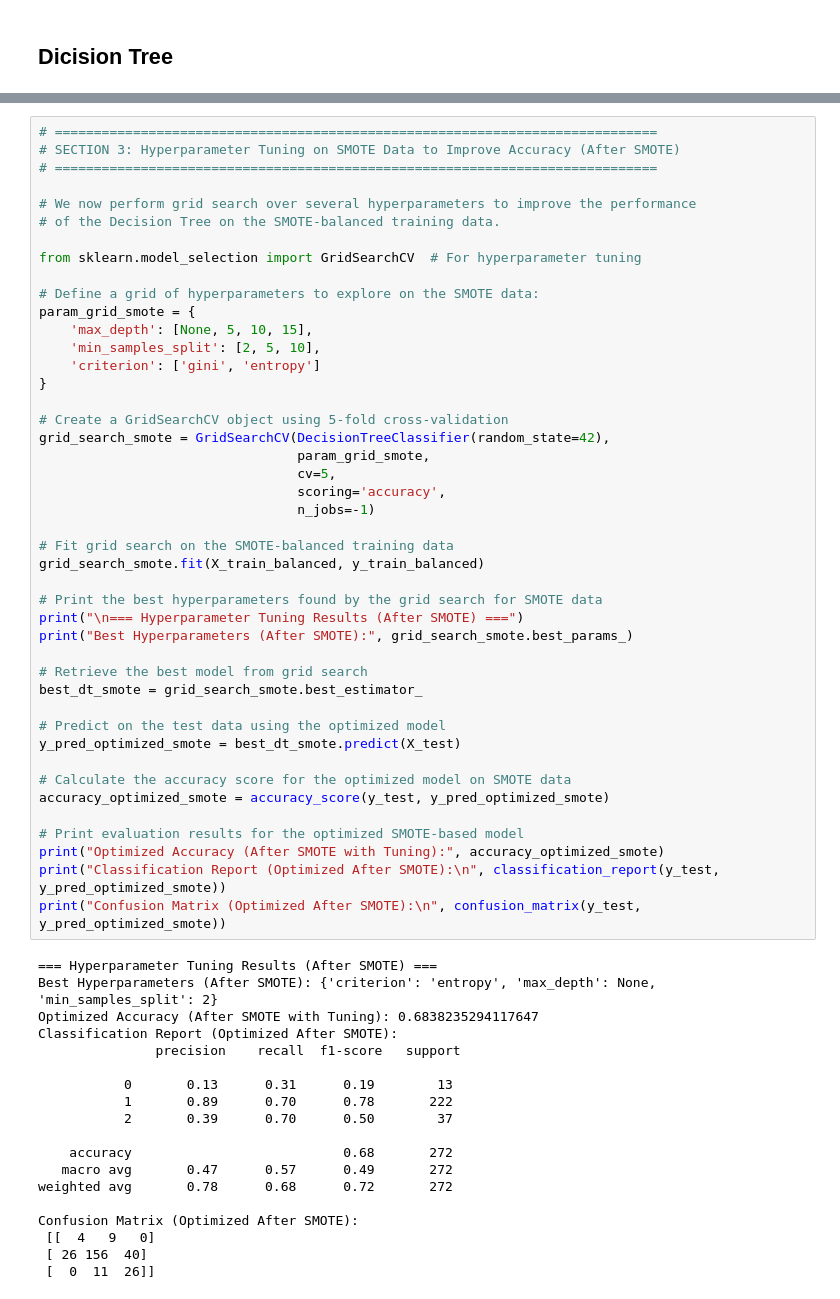
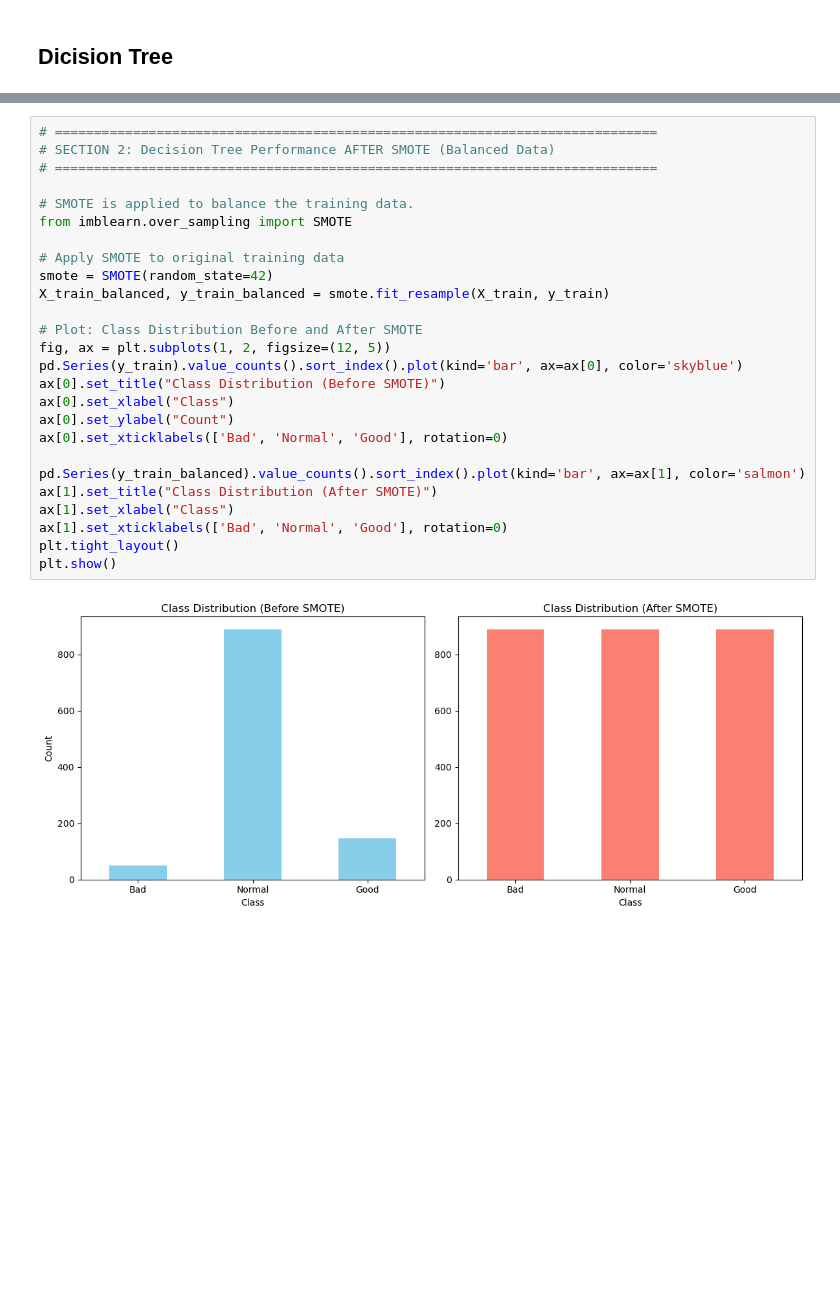
Before and after one commit to dan01240/ds_301, a Jupyter notebook: decision_tree.ipynb, the cells around one changed output, grey strips where cells are left out. Drawn from its saved outputs; the diff is of its cells as text; blank space fills up the shorter version.

```diff
--- a/decision_tree.ipynb
+++ b/decision_tree.ipynb
@@ -527,64 +408,29 @@ Confusion Matrix (After SMOTE):
 # %%
 # =============================================================================
-# SECTION 3: Hyperparameter Tuning on SMOTE Data to Improve Accuracy (After SMOTE)
+# SECTION 2: Decision Tree Performance AFTER SMOTE (Balanced Data)
 # =============================================================================
 
-# We now perform grid search over several hyperparameters to improve the performance
-# of the Decision Tree on the SMOTE-balanced training data.
+# SMOTE is applied to balance the training data.
+from imblearn.over_sampling import SMOTE
 
-from sklearn.model_selection import GridSearchCV  # For hyperparameter tuning
+# Apply SMOTE to original training data
+smote = SMOTE(random_state=42)
+X_train_balanced, y_train_balanced = smote.fit_resample(X_train, y_train)
 
-# Define a grid of hyperparameters to explore on the SMOTE data:
-param_grid_smote = {
-    'max_depth': [None, 5, 10, 15],
-    'min_samples_split': [2, 5, 10],
-    'criterion': ['gini', 'entropy']
-}
+# Plot: Class Distribution Before and After SMOTE
+fig, ax = plt.subplots(1, 2, figsize=(12, 5))
+pd.Series(y_train).value_counts().sort_index().plot(kind='bar', ax=ax[0], color='skyblue')
+ax[0].set_title("Class Distribution (Before SMOTE)")
+ax[0].set_xlabel("Class")
+ax[0].set_ylabel("Count")
+ax[0].set_xticklabels(['Bad', 'Normal', 'Good'], rotation=0)
 
-# Create a GridSearchCV object using 5-fold cross-validation
-grid_search_smote = GridSearchCV(DecisionTreeClassifier(random_state=42),
-                                 param_grid_smote,
-                                 cv=5,
-                                 scoring='accuracy',
-                                 n_jobs=-1)
-
-# Fit grid search on the SMOTE-balanced training data
-grid_search_smote.fit(X_train_balanced, y_train_balanced)
-
-# Print the best hyperparameters found by the grid search for SMOTE data
-print("\n=== Hyperparameter Tuning Results (After SMOTE) ===")
-print("Best Hyperparameters (After SMOTE):", grid_search_smote.best_params_)
-
-# Retrieve the best model from grid search
-best_dt_smote = grid_search_smote.best_estimator_
-
-# Predict on the test data using the optimized model
-y_pred_optimized_smote = best_dt_smote.predict(X_test)
-
-# Calculate the accuracy score for the optimized model on SMOTE data
-accuracy_optimized_smote = accuracy_score(y_test, y_pred_optimized_smote)
-
-# Print evaluation results for the optimized SMOTE-based model
-print("Optimized Accuracy (After SMOTE with Tuning):", accuracy_optimized_smote)
-print("Classification Report (Optimized After SMOTE):\n", classification_report(y_test, y_pred_optimized_smote))
-print("Confusion Matrix (Optimized After SMOTE):\n", confusion_matrix(y_test, y_pred_optimized_smote))
+pd.Series(y_train_balanced).value_counts().sort_index().plot(kind='bar', ax=ax[1], color='salmon')
+ax[1].set_title("Class Distribution (After SMOTE)")
+ax[1].set_xlabel("Class")
+ax[1].set_xticklabels(['Bad', 'Normal', 'Good'], rotation=0)
+plt.tight_layout()
+plt.show()
 # %% [output]
-=== Hyperparameter Tuning Results (After SMOTE) ===
-Best Hyperparameters (After SMOTE): {'criterion': 'entropy', 'max_depth': None, 'min_samples_split': 2}
-Optimized Accuracy (After SMOTE with Tuning): 0.6838235294117647
-Classification Report (Optimized After SMOTE):
-               precision    recall  f1-score   support
-
-           0       0.13      0.31      0.19        13
-           1       0.89      0.70      0.78       222
-           2       0.39      0.70      0.50        37
-
-    accuracy                           0.68       272
-   macro avg       0.47      0.57      0.49       272
-weighted avg       0.78      0.68      0.72       272
-
-Confusion Matrix (Optimized After SMOTE):
- [[  4   9   0]
- [ 26 156  40]
- [  0  11  26]]
+[figure, added]
 # %%
```
Also changed, not shown: parts of 13 cells of this notebook.
